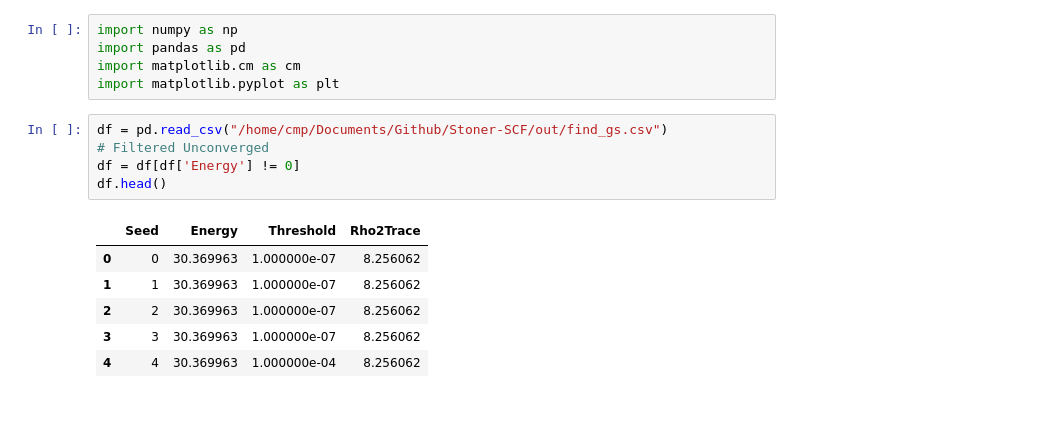
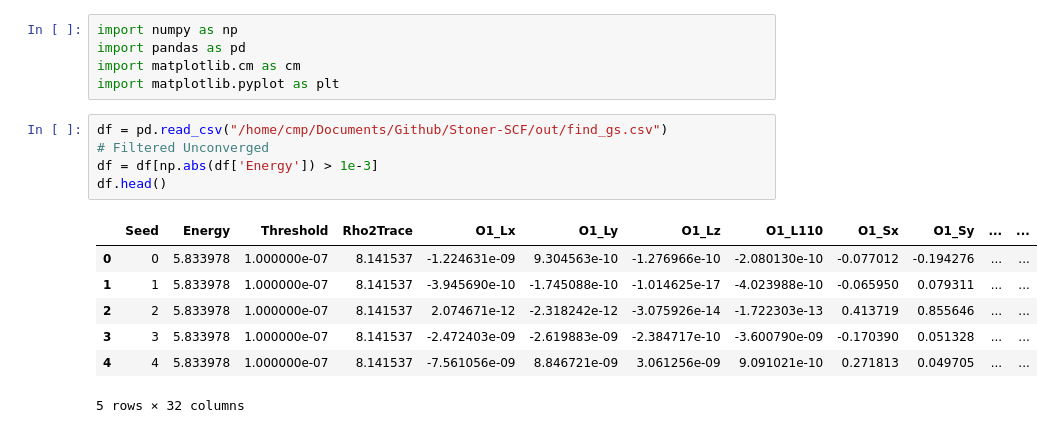
Before and after one commit to Astech34/Stoner-SCF, a Jupyter notebook: ground_state.ipynb, the cells around one changed output. Cells and saved outputs as stored; diff of their text form.

```diff
--- a/ground_state.ipynb
+++ b/ground_state.ipynb
@@ -6,12 +6,13 @@ import matplotlib.pyplot as plt
 # %%
 df = pd.read_csv("/home/cmp/Documents/Github/Stoner-SCF/out/find_gs.csv")
 # Filtered Unconverged
-df = df[df['Energy'] != 0]
+df = df[np.abs(df['Energy']) > 1e-3]
 df.head()
 # %% [output]
-|  | Seed | Energy | Threshold | Rho2Trace |
-| 0 | 0 | 30.369963 | 1.000000e-07 | 8.256062 |
-| 1 | 1 | 30.369963 | 1.000000e-07 | 8.256062 |
-| 2 | 2 | 30.369963 | 1.000000e-07 | 8.256062 |
-| 3 | 3 | 30.369963 | 1.000000e-07 | 8.256062 |
-| 4 | 4 | 30.369963 | 1.000000e-04 | 8.256062 |
+|  | Seed | Energy | Threshold | Rho2Trace | O1_Lx | O1_Ly | O1_Lz | O1_L110 | O1_Sx | O1_Sy | ... | ... |
+| 0 | 0 | 5.833978 | 1.000000e-07 | 8.141537 | -1.224631e-09 | 9.304563e-10 | -1.276966e-10 | -2.080130e-10 | -0.077012 | -0.194276 | ... | ... |
+| 1 | 1 | 5.833978 | 1.000000e-07 | 8.141537 | -3.945690e-10 | -1.745088e-10 | -1.014625e-17 | -4.023988e-10 | -0.065950 | 0.079311 | ... | ... |
+| 2 | 2 | 5.833978 | 1.000000e-07 | 8.141537 | 2.074671e-12 | -2.318242e-12 | -3.075926e-14 | -1.722303e-13 | 0.413719 | 0.855646 | ... | ... |
+| 3 | 3 | 5.833978 | 1.000000e-07 | 8.141537 | -2.472403e-09 | -2.619883e-09 | -2.384717e-10 | -3.600790e-09 | -0.170390 | 0.051328 | ... | ... |
+| 4 | 4 | 5.833978 | 1.000000e-07 | 8.141537 | -7.561056e-09 | 8.846721e-09 | 3.061256e-09 | 9.091021e-10 | 0.271813 | 0.049705 | ... | ... |
+5 rows × 32 columns
```
Also changed, not shown: parts of 5 cells of this notebook, 6 other files.
